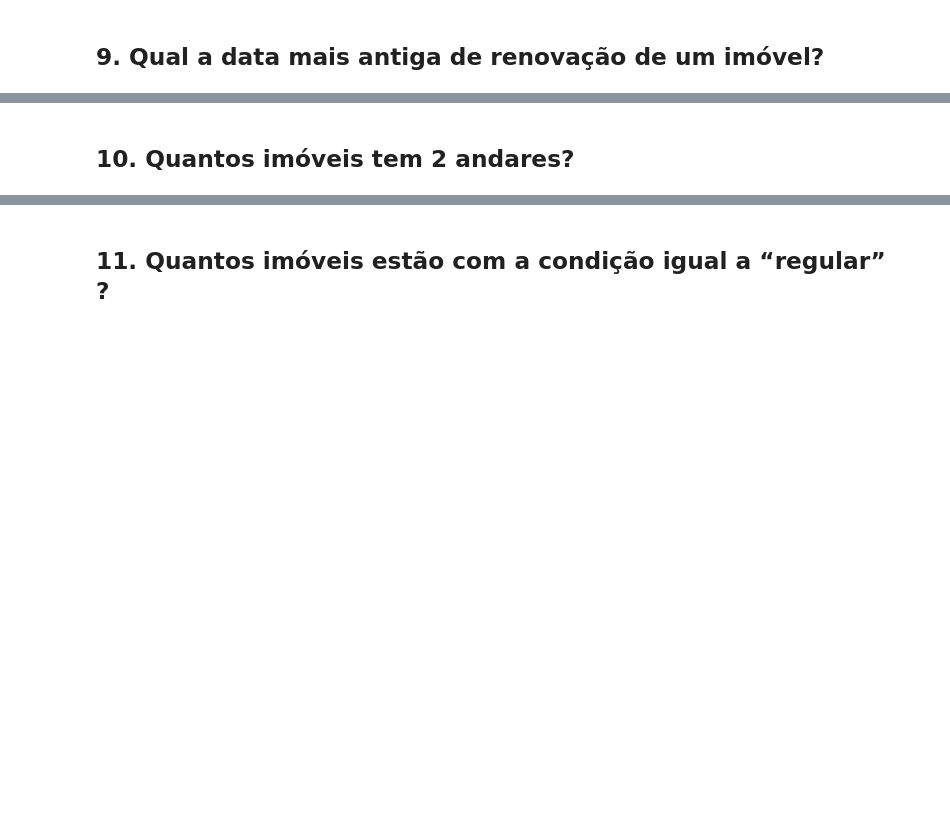
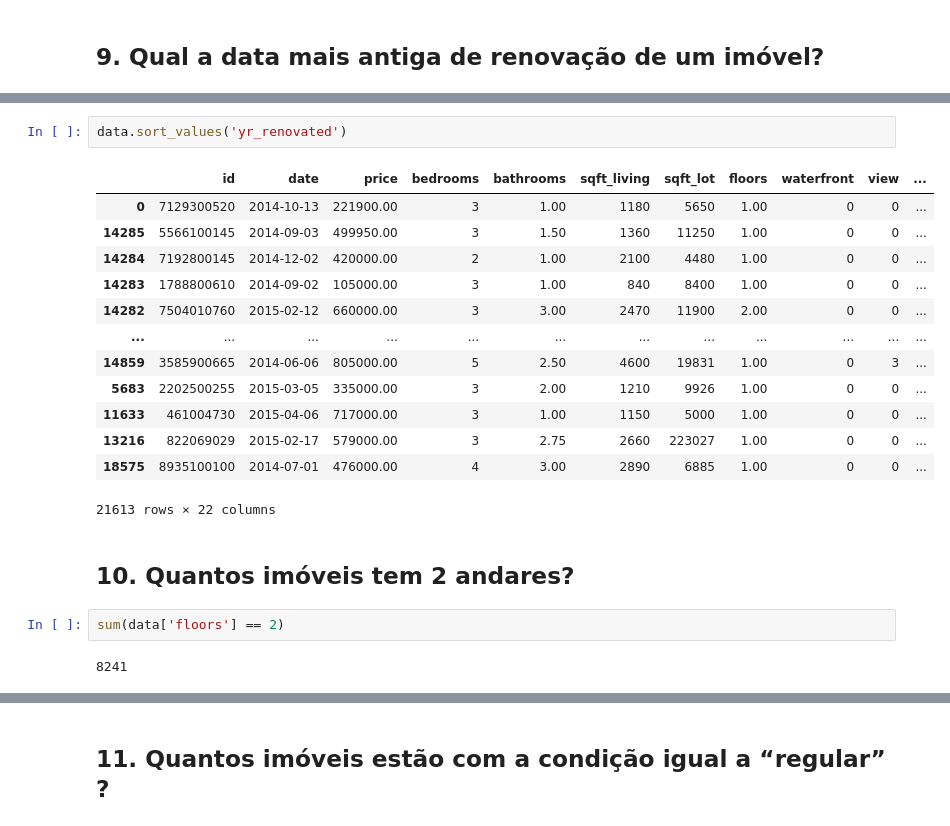
Before and after one commit to daniazevedo7/curso_python_zero_ao_ds, a Jupyter notebook: modulo_02/respostas.ipynb, the cells around one changed output, grey strips where cells are left out. Drawn from its saved outputs; the diff is of its cells as text; blank space fills up the shorter version.

```diff
--- a/modulo_02/respostas.ipynb
+++ b/modulo_02/respostas.ipynb
@@ -240,2 +332,22 @@ data['yr_built'] = pd.
+# %%
+data.sort_values('yr_renovated')
+# %% [output]
+|  | id | date | price | bedrooms | bathrooms | sqft_living | sqft_lot | floors | waterfront | view | ... |
+| 0 | 7129300520 | 2014-10-13 | 221900.00 | 3 | 1.00 | 1180 | 5650 | 1.00 | 0 | 0 | ... |
+| 14285 | 5566100145 | 2014-09-03 | 499950.00 | 3 | 1.50 | 1360 | 11250 | 1.00 | 0 | 0 | ... |
+| 14284 | 7192800145 | 2014-12-02 | 420000.00 | 2 | 1.00 | 2100 | 4480 | 1.00 | 0 | 0 | ... |
+| 14283 | 1788800610 | 2014-09-02 | 105000.00 | 3 | 1.00 | 840 | 8400 | 1.00 | 0 | 0 | ... |
+| 14282 | 7504010760 | 2015-02-12 | 660000.00 | 3 | 3.00 | 2470 | 11900 | 2.00 | 0 | 0 | ... |
+| ... | ... | ... | ... | ... | ... | ... | ... | ... | ... | ... | ... |
+| 14859 | 3585900665 | 2014-06-06 | 805000.00 | 5 | 2.50 | 4600 | 19831 | 1.00 | 0 | 3 | ... |
+| 5683 | 2202500255 | 2015-03-05 | 335000.00 | 3 | 2.00 | 1210 | 9926 | 1.00 | 0 | 0 | ... |
+| 11633 | 461004730 | 2015-04-06 | 717000.00 | 3 | 1.00 | 1150 | 5000 | 1.00 | 0 | 0 | ... |
+| 13216 | 822069029 | 2015-02-17 | 579000.00 | 3 | 2.75 | 2660 | 223027 | 1.00 | 0 | 0 | ... |
+| 18575 | 8935100100 | 2014-07-01 | 476000.00 | 4 | 3.00 | 2890 | 6885 | 1.00 | 0 | 0 | ... |
+21613 rows × 22 columns
 # %% [markdown]
 ## 10. Quantos imóveis tem 2 andares?
+# %%
+sum(data['floors'] == 2)
+# %% [output]
+8241
```
Also changed, not shown: parts of 39 cells of this notebook, 1 other file.
